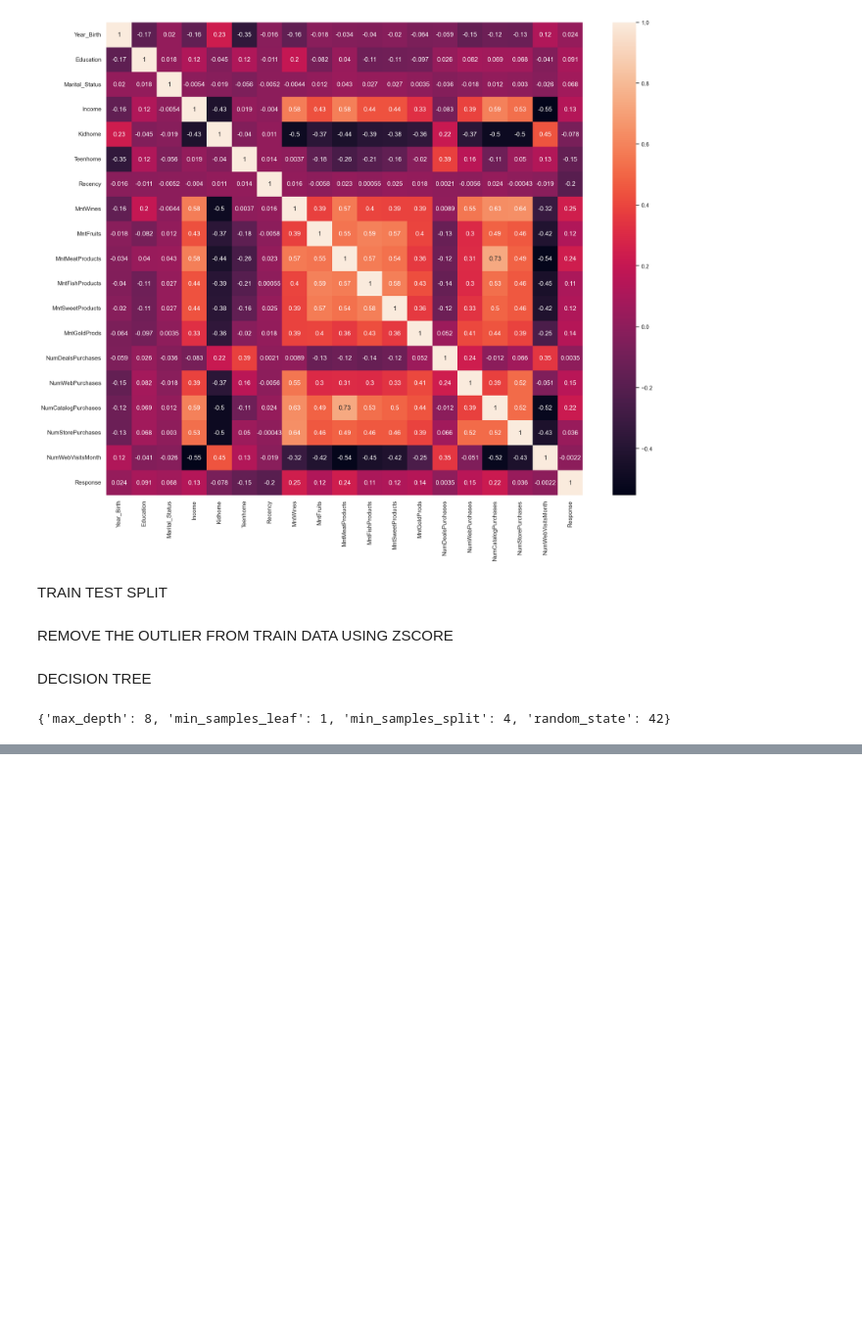
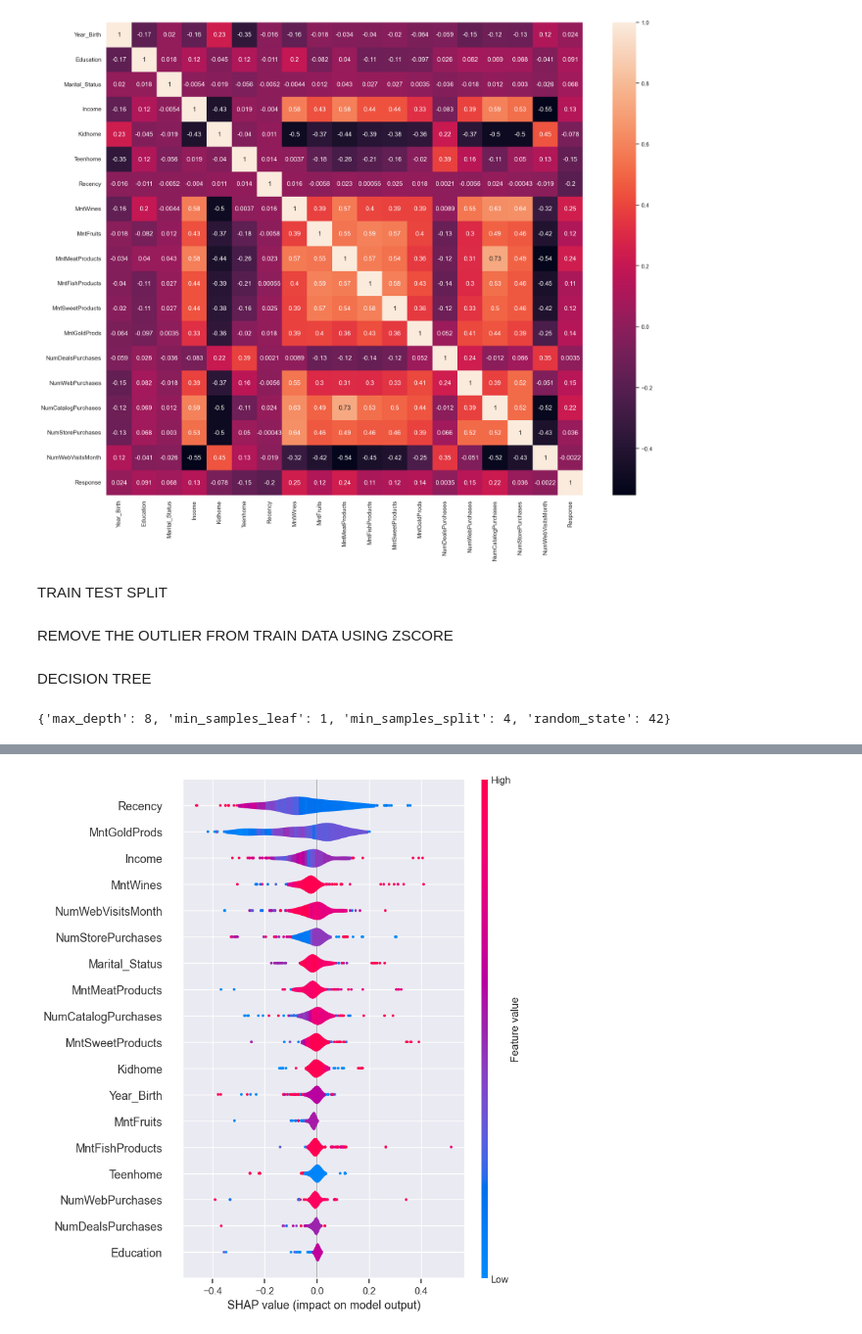
Before and after one commit to mansi104-ai/100_days_ml_code, a Jupyter notebook: Day18(supermarket_data).ipynb, the cells around one changed output, grey strips where cells are left out. Shown at 98% size. Drawn from its saved outputs; the diff is of its cells as text; code cells hidden in the pictures; blank space fills up the shorter version.

```diff
--- a/Day18(supermarket_data).ipynb
+++ b/Day18(supermarket_data).ipynb
@@ -323,0 +362,7 @@ NotFittedError: This DecisionTreeClassifier instance is not fitted yet. Call 'fi
+# %%
+#compute shap values
+explainer = shap.TreeExplainer(dtree)
+shap_values = explainer.shap_values(X_test)
+shap.summary_plot(shap_values[1], X_test.values, feature_names=X_test.columns, plot_type="violin")
+# %% [output]
+[figure, added]
```
Also changed, not shown: parts of 18 cells of this notebook.
